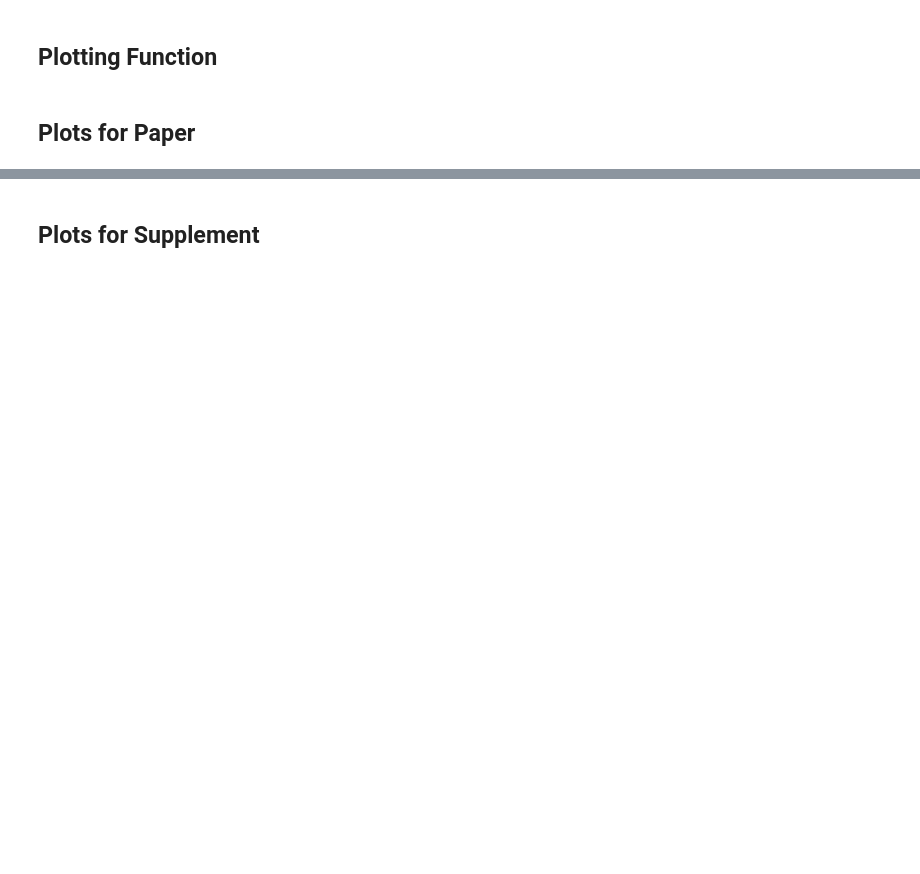
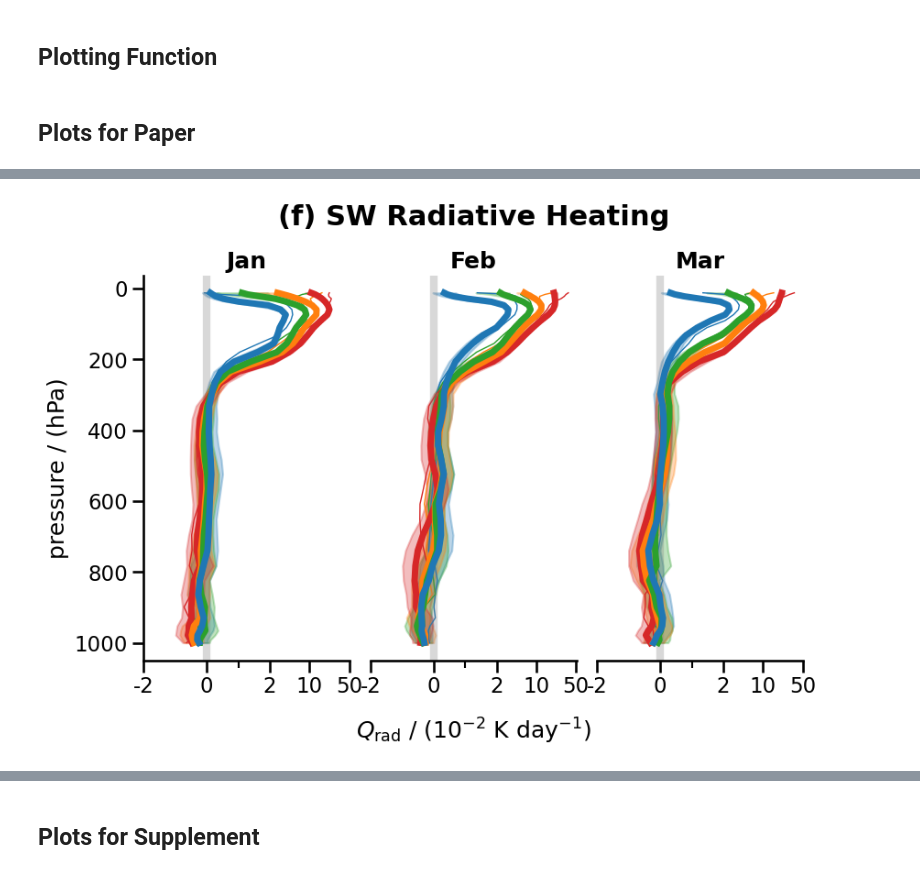
Before and after one commit to fsenf/nbook.2022-11_WiFi-AUS_Circ-Feedbacks, a Jupyter notebook: nbooks/08-Plotting-Vertical-Profiles.ipynb, the cells around one changed output, grey strips where cells are left out. Drawn from its saved outputs; the diff is of its cells as text; code cells hidden in the pictures; blank space fills up the shorter version.

```diff
--- a/nbooks/08-Plotting-Vertical-Profiles.ipynb
+++ b/nbooks/08-Plotting-Vertical-Profiles.ipynb
@@ -207,3 +205,16 @@ plt.savefig('../pics/profile_heating.png', dpi = 600)
+# %%
+scaling = circ['tpot'] / circ['t']
+Q = circ['dtdt_rheat_sw']# + circ['dtdt_rheat_lw']
+J = scaling * Q
+
+vm = analysis.glob_mean( Q )
+vstats = analysis.stats_and_nudged( vm )
+ticks = [-2, 0, 2, 10, 50]
+plot_profs (vstats, label = r'$Q_\mathrm{rad}$ / ($10^{-2}$ K day${}^{-1})$', plotscale = 'symlog', title = '(f) SW Radiative Heating', ticks = ticks, scale = 100)
+
+#plt.savefig('../pics/profile_heating.png', dpi = 600)
+# %% [output]
+[figure, added]
 # %%
 vname = 'tpot'
 vm = analysis.glob_mean( dset[vname] )
```
Also changed, not shown: parts of 6 cells of this notebook.
